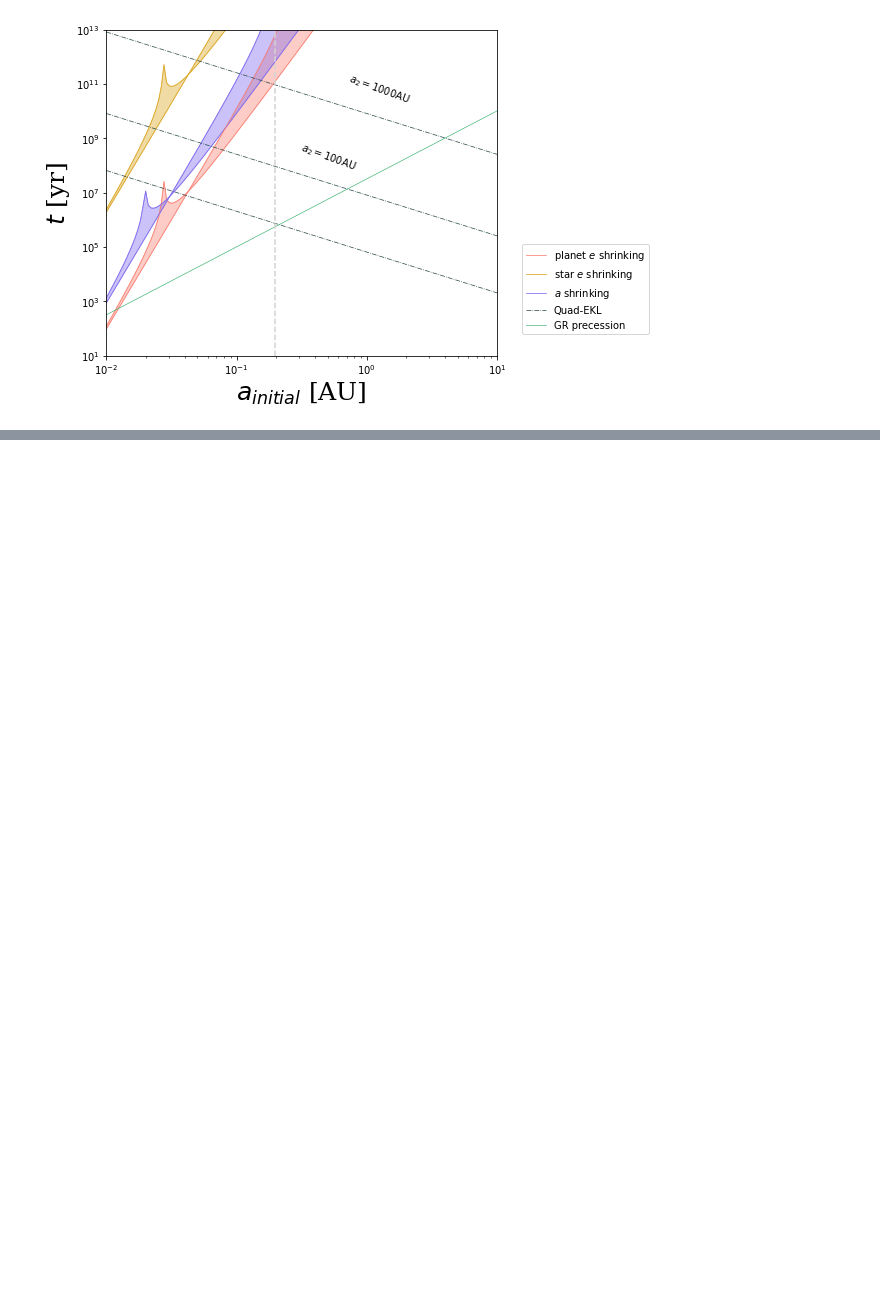
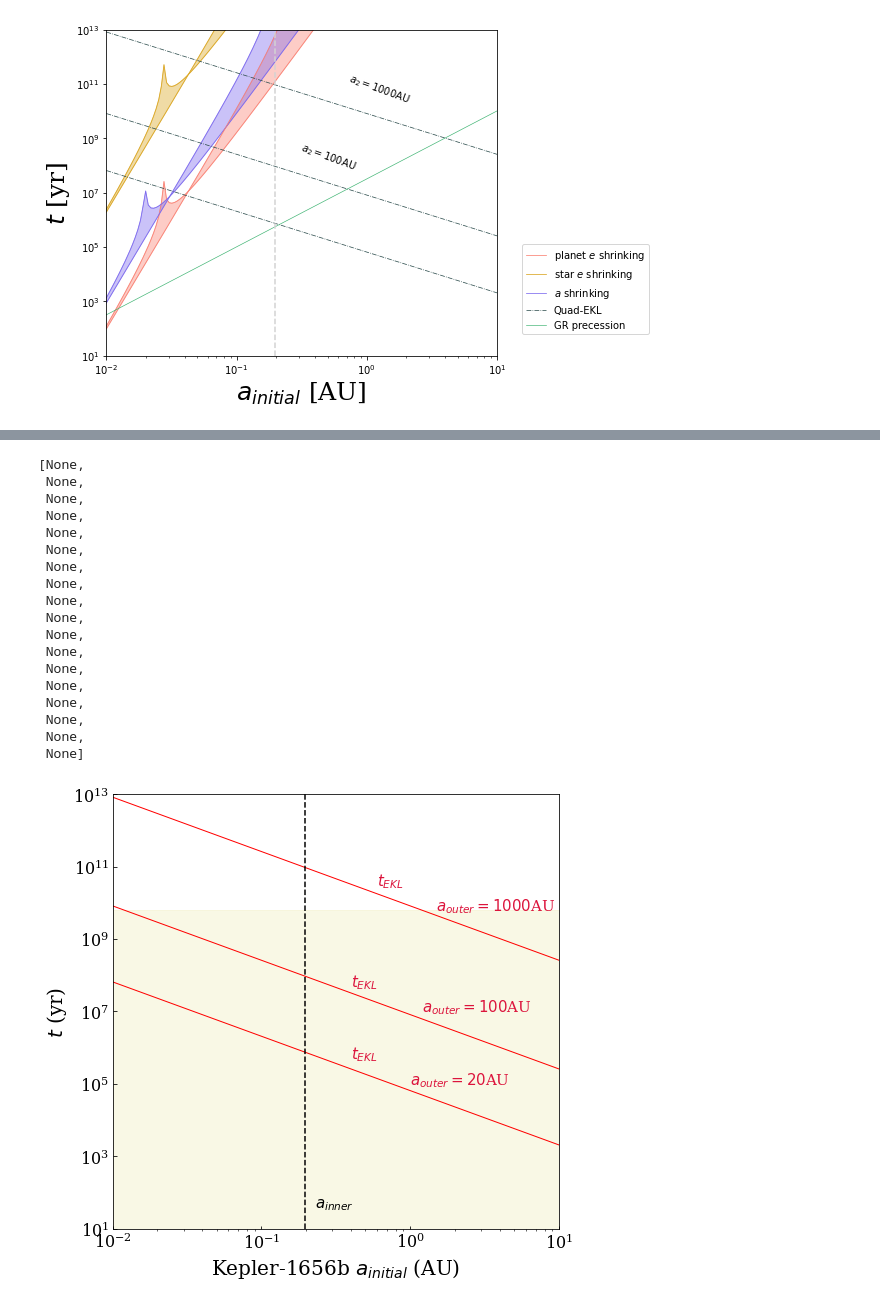
Before and after one commit to isabelangelo/SubSaturnSimulation, a Jupyter notebook: TimescaleFigure/timescale_figure.ipynb, the cells around one changed output, grey strips where cells are left out. Saved outputs shown, nothing was run; the diff lists cells and outputs as text; code cells hidden in the pictures; blank space fills up the shorter version.

```diff
--- a/TimescaleFigure/timescale_figure.ipynb
+++ b/TimescaleFigure/timescale_figure.ipynb
@@ -326,0 +327,47 @@ plt.setp(ax.get_yticklabels(), fontsize=16, family='serif')
+# %%
+fig, ax = plt.subplots(figsize=(8,8))
+
+# plot EKL timescales
+plt.loglog(a1,tquad_a2100, color='r', linestyle='-', label='Quad-EKL', linewidth=1)
+plt.loglog(a1,tquad_a21000, color='r', linestyle='-', linewidth=1)
+plt.loglog(a1,tquad_a220, color='r', linestyle='-', linewidth=1)
+
+ax.text(1.0,0.95e5,'$a_{outer}=20$AU',rotation=0, color=csep, fontsize=15,family='serif')
+ax.text(1.2,1e7,'$a_{outer}=100$AU',rotation=0, color=csep, fontsize=15,family='serif')
+ax.text(1.5,0.6e10,'$a_{outer}=1000$AU',rotation=0, color=csep, fontsize=15,family='serif')
+ax.text(0.23,40,'$a_{inner}$',rotation=0, color='k', fontsize=15,family='serif')
+
+ax.text(0.4,5e5,'$t_{EKL}$',rotation=0, color=csep, fontsize=15,family='serif')
+ax.text(0.4,5e7,'$t_{EKL}$',rotation=0, color=csep, fontsize=15,family='serif')
+ax.text(0.6,3e10,'$t_{EKL}$',rotation=0, color=csep, fontsize=15,family='serif')
+
+ax.axhspan(0,6.31e9, alpha=0.3,color=cage)
+
+ax.set_xlabel(r'Kepler-1656b $a_{initial}$ (AU)',fontsize=20,family='serif')
+ax.set_ylabel(r'$t$ (yr)',fontsize=20,family='serif')
+ax.axvline(x=0.197, linestyle='--', color='k')
+ax.set_ylim(10,1e13);ax.set_yscale('log')
+ax.set_xlim(0.01,10);ax.set_xscale('log')
+ax.tick_params(axis='x', direction='in');ax.tick_params(axis='y', direction='in')
+plt.setp(ax.get_xticklabels(), fontsize=16, family='serif')
+plt.setp(ax.get_yticklabels(), fontsize=16, family='serif')
+# %% [output]
+[None,
+ None,
+ None,
+ None,
+ None,
+ None,
+ None,
+ None,
+ None,
+ None,
+ None,
+ None,
+ None,
+ None,
+ None,
+ None,
+ None,
+ None]
+[figure, added]
```
Also changed, not shown: parts of 1 cell of this notebook, 25 other files.
